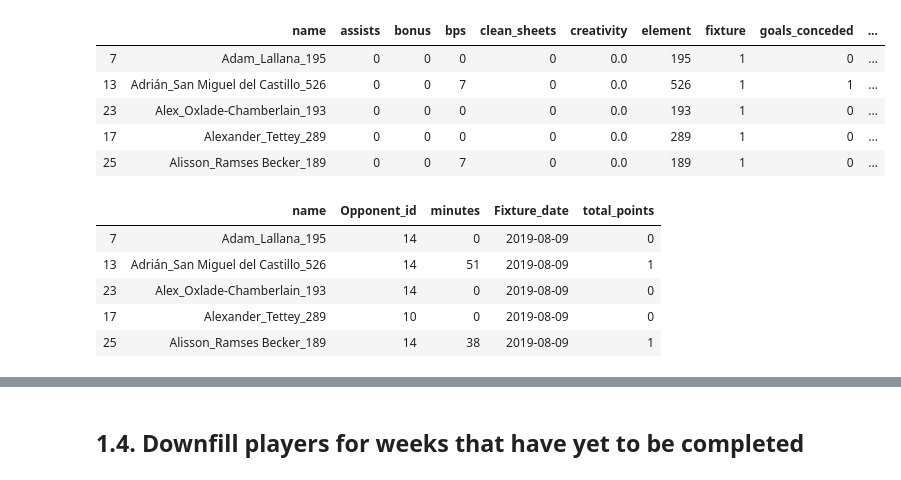
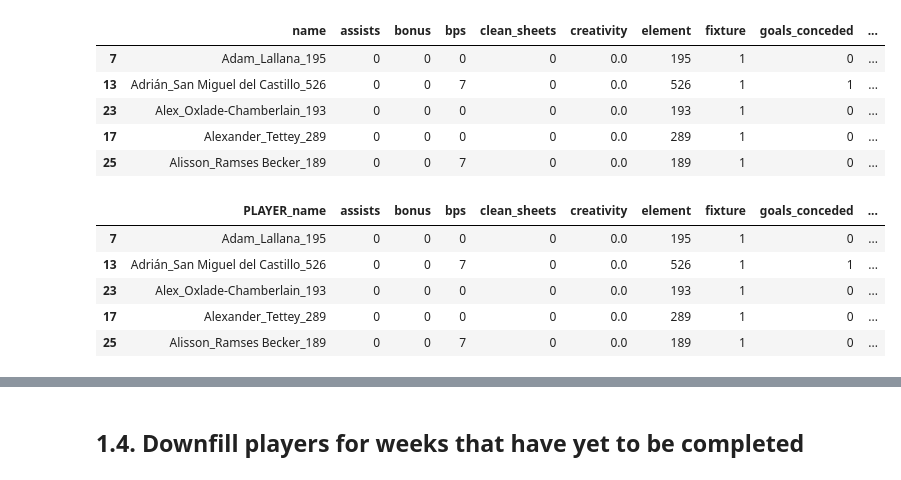
Before and after one commit to calumthompson/Cals-Fantasy-football, a Jupyter notebook: Feature selection.ipynb, the cells around one changed output, grey strips where cells are left out. Saved outputs shown, nothing was run; the diff lists cells and outputs as text; code cells hidden in the pictures.

```diff
--- a/Feature selection.ipynb
+++ b/Feature selection.ipynb
@@ -185,14 +200,18 @@ merged_gw_cols.head()
 | 17 | Alexander_Tettey_289 | 0 | 0 | 0 | 0 | 0.0 | 289 | 1 | 0 | ... |
 | 25 | Alisson_Ramses Becker_189 | 0 | 0 | 7 | 0 | 0.0 | 189 | 1 | 0 | ... |
 # %%
-players_df = merged_gw_cols[['name','opponent_team', 'minutes', 'Fixture_date','total_points']]
-players_df = players_df.rename(columns  = {'opponent_team' : 'Opponent_id'})
+players_df = merged_gw_cols#[['name','opponent_team', 'minutes', 'Fixture_date','total_points']]
+players_df = players_df.rename(columns  = {'name' : 'PLAYER_name'
+                                          ,'minutes' : 'TARGET_minutes'
+                                          ,'Fixture_date' :'PLAYER_Fixture_date'
+                                          ,'total_points' : 'TARGET_total_points'
+                                          ,'opponent_team' : 'PLAYER_Opponent_id'})
 players_df.head()
 # %% [output]
-|  | name | Opponent_id | minutes | Fixture_date | total_points |
-| 7 | Adam_Lallana_195 | 14 | 0 | 2019-08-09 | 0 |
-| 13 | Adrián_San Miguel del Castillo_526 | 14 | 51 | 2019-08-09 | 1 |
-| 23 | Alex_Oxlade-Chamberlain_193 | 14 | 0 | 2019-08-09 | 0 |
-| 17 | Alexander_Tettey_289 | 10 | 0 | 2019-08-09 | 0 |
-| 25 | Alisson_Ramses Becker_189 | 14 | 38 | 2019-08-09 | 1 |
+|  | PLAYER_name | assists | bonus | bps | clean_sheets | creativity | element | fixture | goals_conceded | ... |
+| 7 | Adam_Lallana_195 | 0 | 0 | 0 | 0 | 0.0 | 195 | 1 | 0 | ... |
+| 13 | Adrián_San Miguel del Castillo_526 | 0 | 0 | 7 | 0 | 0.0 | 526 | 1 | 1 | ... |
+| 23 | Alex_Oxlade-Chamberlain_193 | 0 | 0 | 0 | 0 | 0.0 | 193 | 1 | 0 | ... |
+| 17 | Alexander_Tettey_289 | 0 | 0 | 0 | 0 | 0.0 | 289 | 1 | 0 | ... |
+| 25 | Alisson_Ramses Becker_189 | 0 | 0 | 7 | 0 | 0.0 | 189 | 1 | 0 | ... |
 # %%
```
Also changed, not shown: parts of 48 cells of this notebook, 3 other files.
